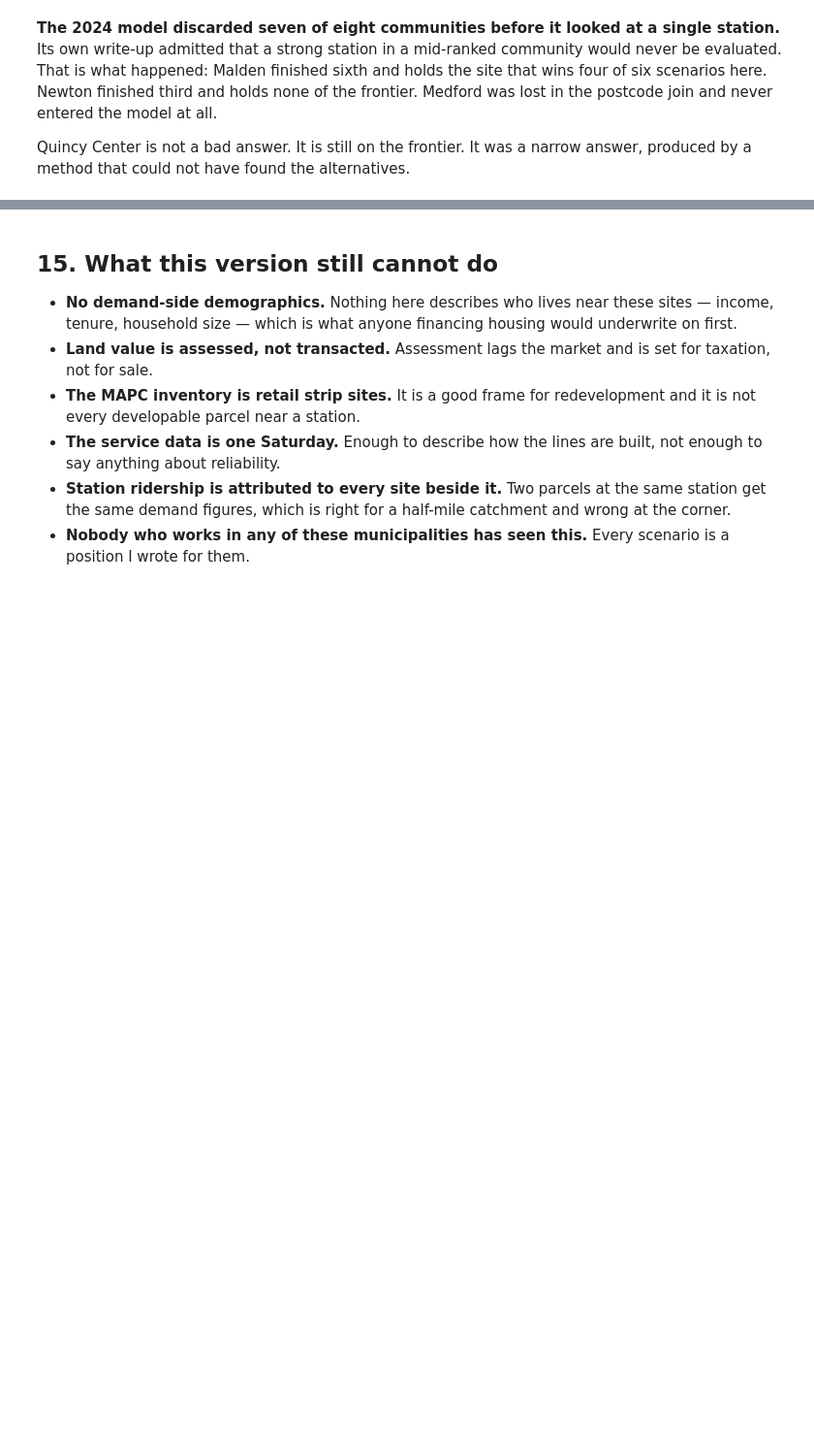
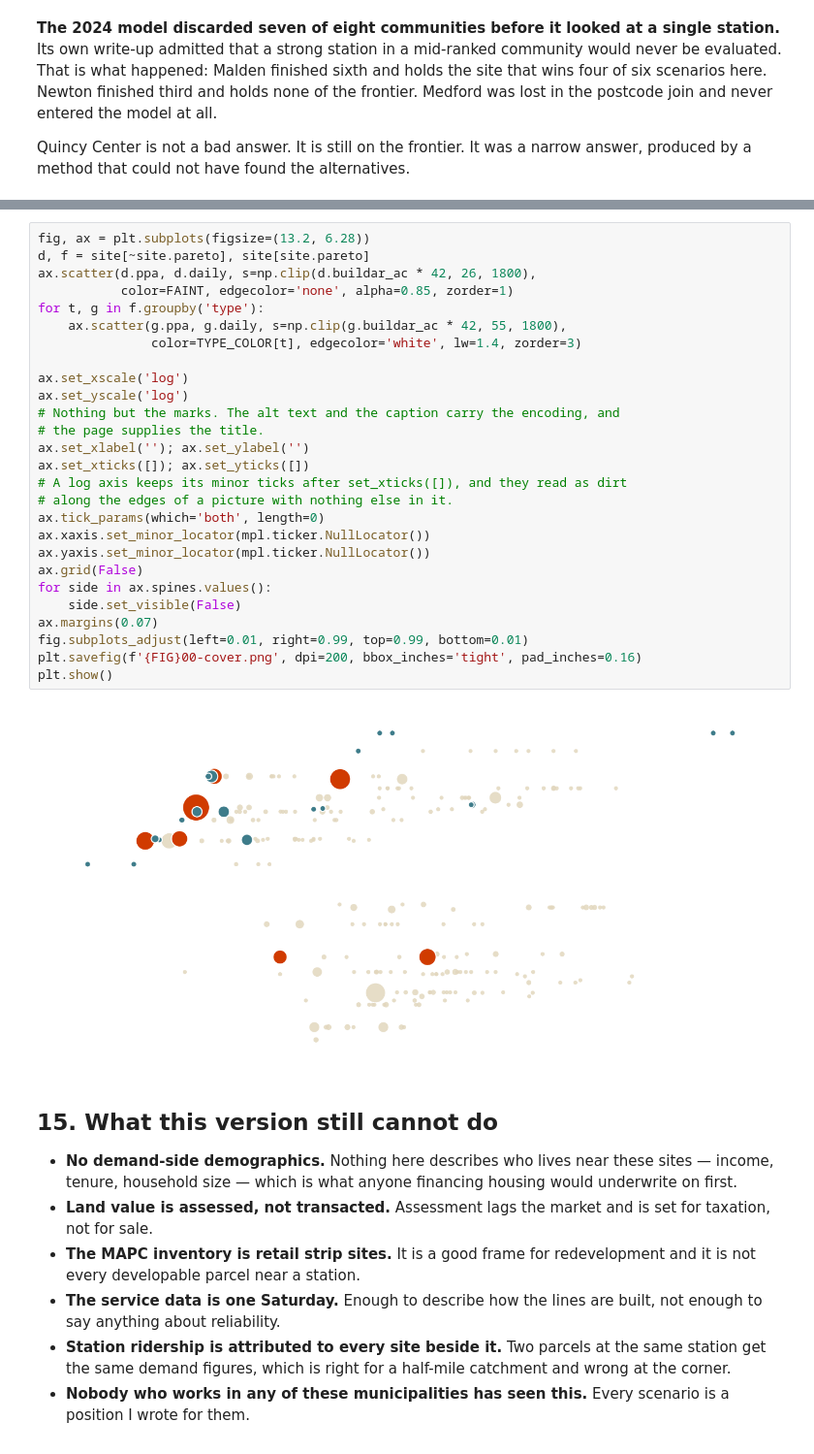
Before and after one commit to williamzqliu/tod-boston, a Jupyter notebook: 2026-rebuild.ipynb, the cells around one changed output, grey strips where cells are left out. Shown at 97% size. Drawn from its saved outputs; the diff is of its cells as text; blank space fills up the shorter version.

```diff
--- a/2026-rebuild.ipynb
+++ b/2026-rebuild.ipynb
@@ -881,3 +891,32 @@ answer, produced by a method that could not have found the alternatives.
+# %%
+fig, ax = plt.subplots(figsize=(13.2, 6.28))
+d, f = site[~site.pareto], site[site.pareto]
+ax.scatter(d.ppa, d.daily, s=np.clip(d.buildar_ac * 42, 26, 1800),
+           color=FAINT, edgecolor='none', alpha=0.85, zorder=1)
+for t, g in f.groupby('type'):
+    ax.scatter(g.ppa, g.daily, s=np.clip(g.buildar_ac * 42, 55, 1800),
+               color=TYPE_COLOR[t], edgecolor='white', lw=1.4, zorder=3)
+
+ax.set_xscale('log')
+ax.set_yscale('log')
+# Nothing but the marks. The alt text and the caption carry the encoding, and
+# the page supplies the title.
+ax.set_xlabel(''); ax.set_ylabel('')
+ax.set_xticks([]); ax.set_yticks([])
+# A log axis keeps its minor ticks after set_xticks([]), and they read as dirt
+# along the edges of a picture with nothing else in it.
+ax.tick_params(which='both', length=0)
+ax.xaxis.set_minor_locator(mpl.ticker.NullLocator())
+ax.yaxis.set_minor_locator(mpl.ticker.NullLocator())
+ax.grid(False)
+for side in ax.spines.values():
+    side.set_visible(False)
+ax.margins(0.07)
+fig.subplots_adjust(left=0.01, right=0.99, top=0.99, bottom=0.01)
+plt.savefig(f'{FIG}00-cover.png', dpi=200, bbox_inches='tight', pad_inches=0.16)
+plt.show()
+# %% [output]
+[figure, added]
 # %% [markdown]
 ## 15. What this version still cannot do
 
```
Also changed, not shown: parts of 1 cell of this notebook, 1 other file.
